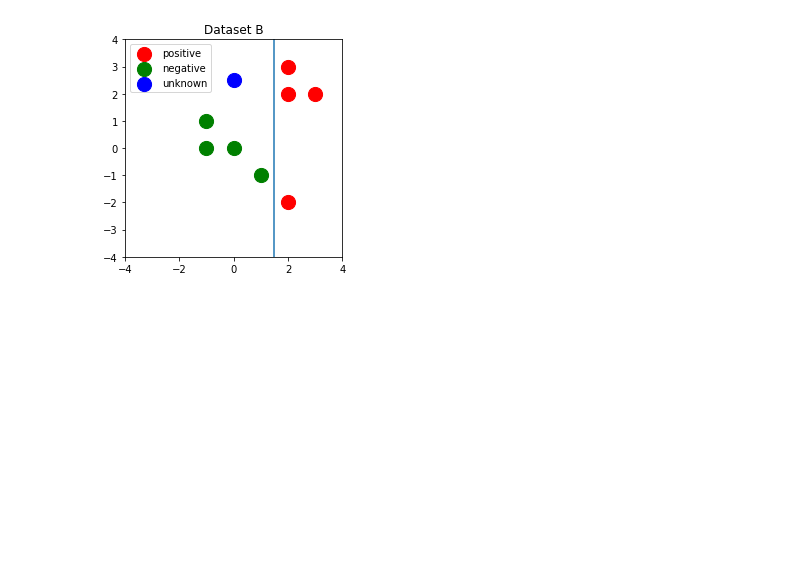
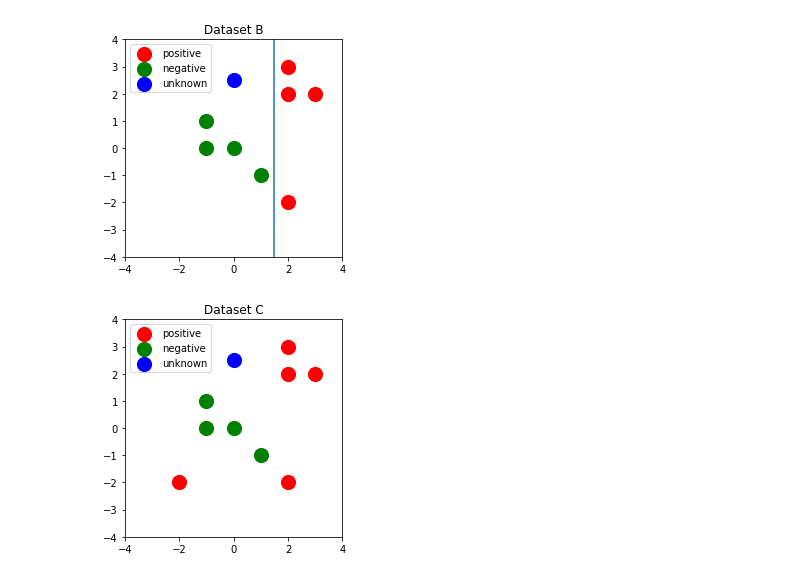
Before and after one commit to Nanoneko/shared, a Jupyter notebook: Q7.ipynb, the cells around one changed output. Saved outputs shown, nothing was run; the diff lists cells and outputs as text; code cells hidden in the pictures; blank space fills up the shorter version.

```diff
--- a/Q7.ipynb
+++ b/Q7.ipynb
@@ -43,3 +44,15 @@ plt.legend()
 # %% [output]
 <matplotlib.legend.Legend at 0x...>
 [figure]
+# %%
+plt.xlim(-4, 4)
+plt.ylim(-4, 4)
+plt.gca().set_aspect('equal', adjustable='box')
+plt.scatter(x1C,y1C,label = "positive",c ="red",s = 200)
+plt.scatter(x2,y2,label = "negative",c ="green",s = 200)
+plt.scatter(unknown[0],unknown[1],label="unknown",c="blue",s=200)
+plt.title("Dataset C")
+plt.legend()
+plt.show()
+# %% [output]
+[figure, added]
```
Also changed, not shown: parts of 4 cells of this notebook.
